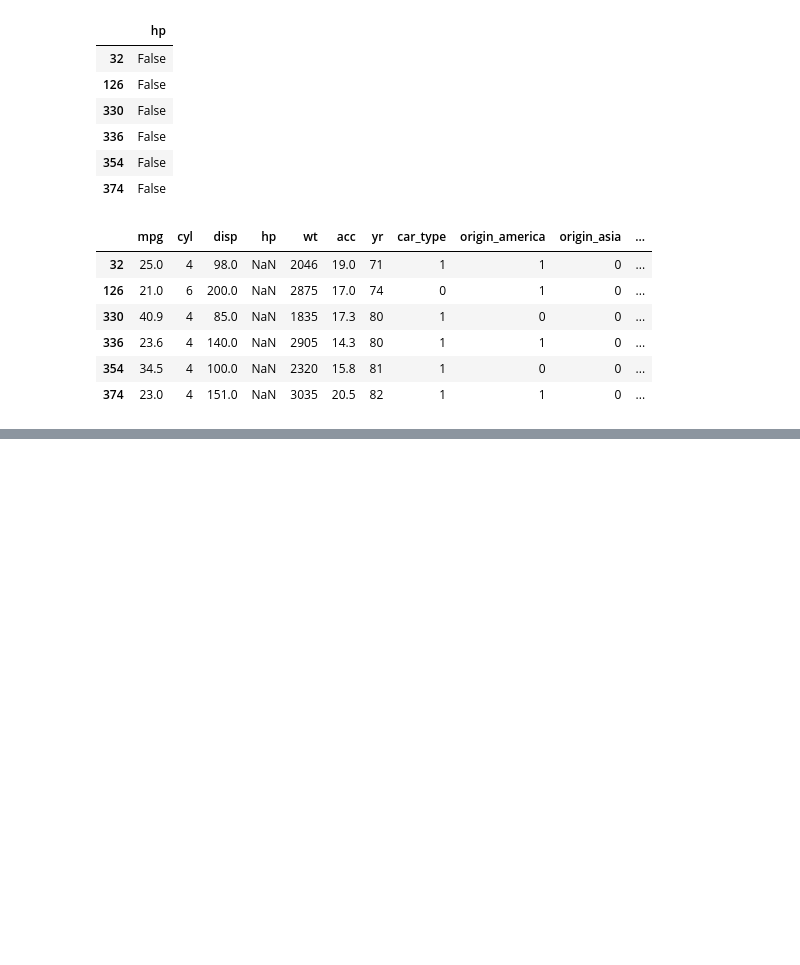
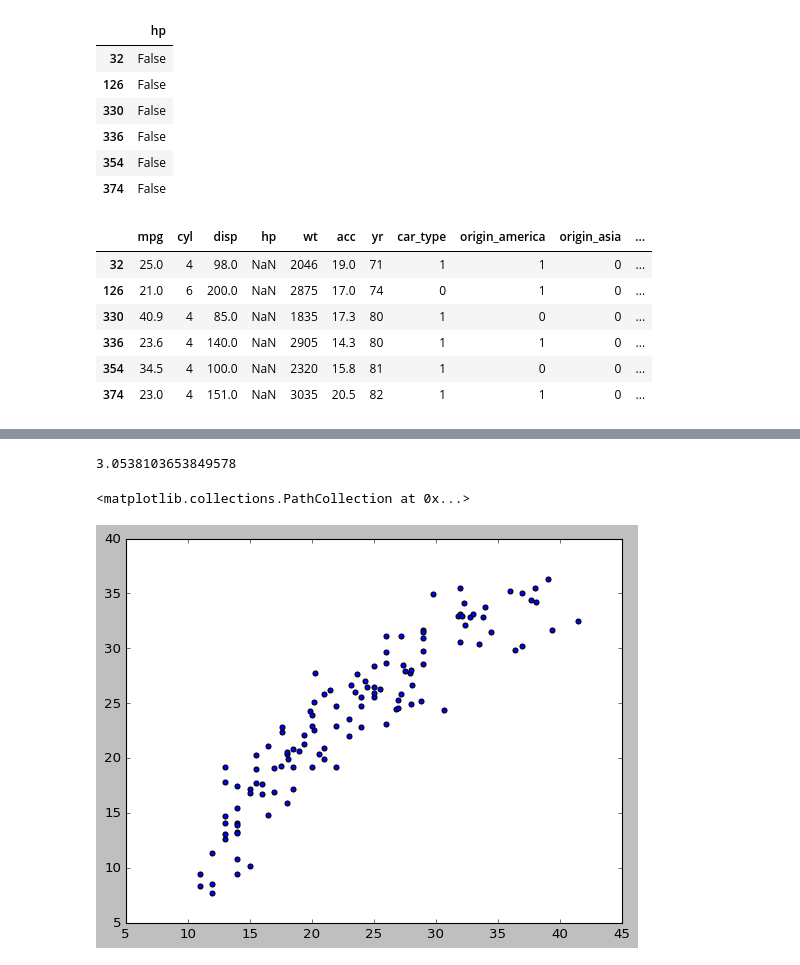
Before and after one commit to mansi104-ai/extra_regressions, a Jupyter notebook: extra_regressions/full model (auto_car.mpg)/Untitled-1.ipynb, the cells around one changed output, grey strips where cells are left out. Drawn from its saved outputs; the diff is of its cells as text; code cells hidden in the pictures; blank space fills up the shorter version.

```diff
--- a/extra_regressions/full model (auto_car.mpg)/Untitled-1.ipynb
+++ b/extra_regressions/full model (auto_car.mpg)/Untitled-1.ipynb
@@ -141,0 +345,7 @@ mpg_df[mpg_df.isnull().any(axis=1)]
+# %%
+#underrot of mean_sq_error is standard deviation i.e avg variance between predicted and actual values
+import math
+
+math.sqrt(mse)
+# %% [output]
+3.0538103653849578
@@ -141,0 +354,12 @@ mpg_df[mpg_df.isnull().any(axis=1)]
+# %%
+#predict milage (mpg) for a set of attributes not in training or test set
+y_pred = regressor.predict(X_test)
+# %%
+#since this is a regressor , plot the preddicted y value vs actual y values for the test data
+#A good model'sprediction will be close to actual leading to high R and R2 values
+#plt.rcParam['figure.dpi]= 500
+
+plt.scatter(Y_test['mpg'], y_pred)
+# %% [output]
+<matplotlib.collections.PathCollection at 0x...>
+[figure, added]
```
Also changed, not shown: parts of 26 cells of this notebook.
